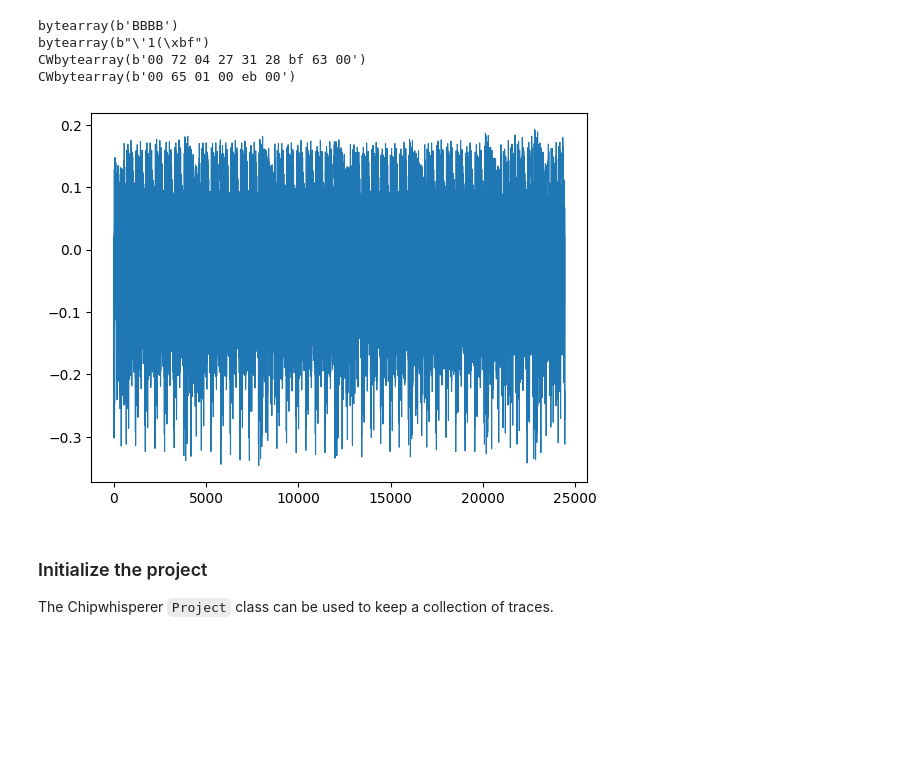
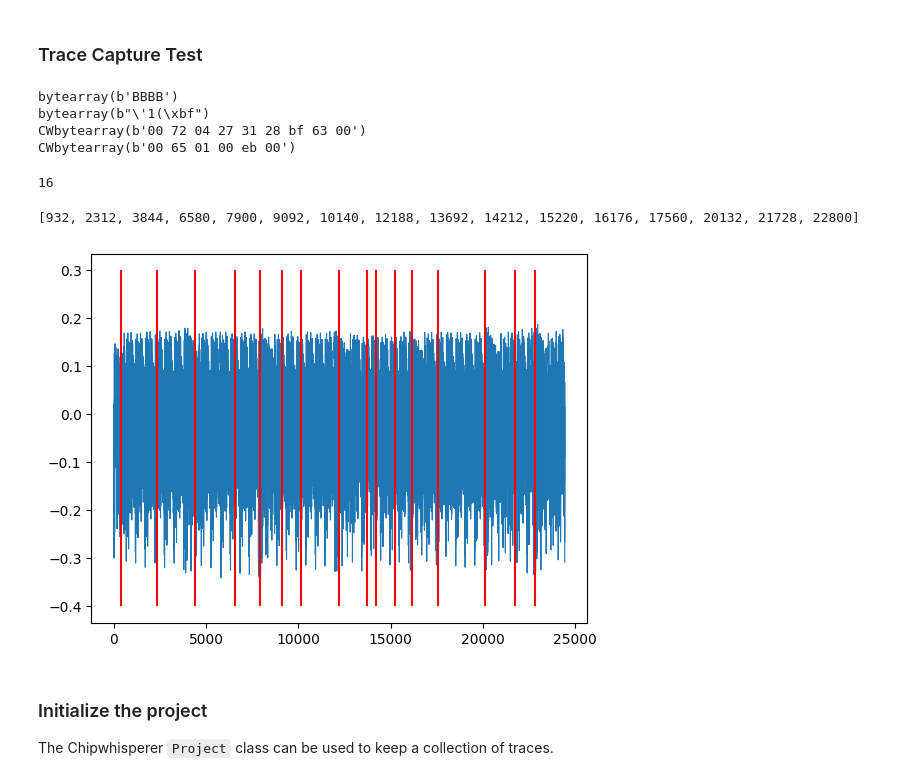
Before and after one commit to Dewflio/chipwhisperer-jupyter, a Jupyter notebook: LEONARD/capturing_multiple_traces.ipynb, the cells around one changed output. Cells and saved outputs as stored; diff of their text form; code cells hidden in the pictures; blank space fills up the shorter version.

```diff
--- a/LEONARD/capturing_multiple_traces.ipynb
+++ b/LEONARD/capturing_multiple_traces.ipynb
@@ -134,0 +60,27 @@ scope_setup(decimate=1)
+# %%
+def filter_peaks(arr, old_idxs, level):
+
+    if level > 0:
+        a = np.array(arr, dtype=np.float32)
+        indices, props = find_peaks(a)
+
+        peak_arr = []
+        new_idxs = []
+        for idx in indices:
+            peak_arr.append(arr[idx])
+            new_idxs.append(old_idxs[idx])
+
+        filtered_indices = filter_peaks(peak_arr, new_idxs, level - 1)
+        return filtered_indices
+    else:
+        #ret_arr = []
+        #for i in range(len(arr)):
+        #    ret_arr.append(i)
+        #return ret_arr, idxs
+        return old_idxs
+# %%
+def find_local_maxima(trace, levels):
+    original_indices = []
+    for i in range(len(trace)):
+        original_indices.append(i)
+    return filter_peaks(trace, original_indices, levels)
@@ -135,3 +173,5 @@ scope_setup(decimate=1)
+# %% [markdown]
+### Trace Capture Test
 # %%
 float_val = -0.657
 float_bytearray = float_to_bytearray_32bit_little_edian(float_val)
@@ -147,10 +187,22 @@ bytearray(b'BBBB')
 bytearray(b"\'1(\xbf")
 CWbytearray(b'00 72 04 27 31 28 bf 63 00')
 CWbytearray(b'00 65 01 00 eb 00')
+# %%
+peak_indices = find_local_maxima(trace_wave, 6)
+print(len(peak_indices))
+# %% [output]
+16
+# %%
+print(peak_indices)
+# %% [output]
+[932, 2312, 3844, 6580, 7900, 9092, 10140, 12188, 13692, 14212, 15220, 16176, 17560, 20132, 21728, 22800]
+# %%
+peak_indices[0] = 400
+peak_indices[2] = 4400
 # %%
-plot_trace(trace_wave)
+plot_trace(trace_wave, vlines=peak_indices)
 # %% [output]
-[figure, old version]
+[figure, new version]
 # %% [markdown]
 ### Initialize the project
 
```
Also changed, not shown: parts of 18 cells of this notebook, 3 other files.
